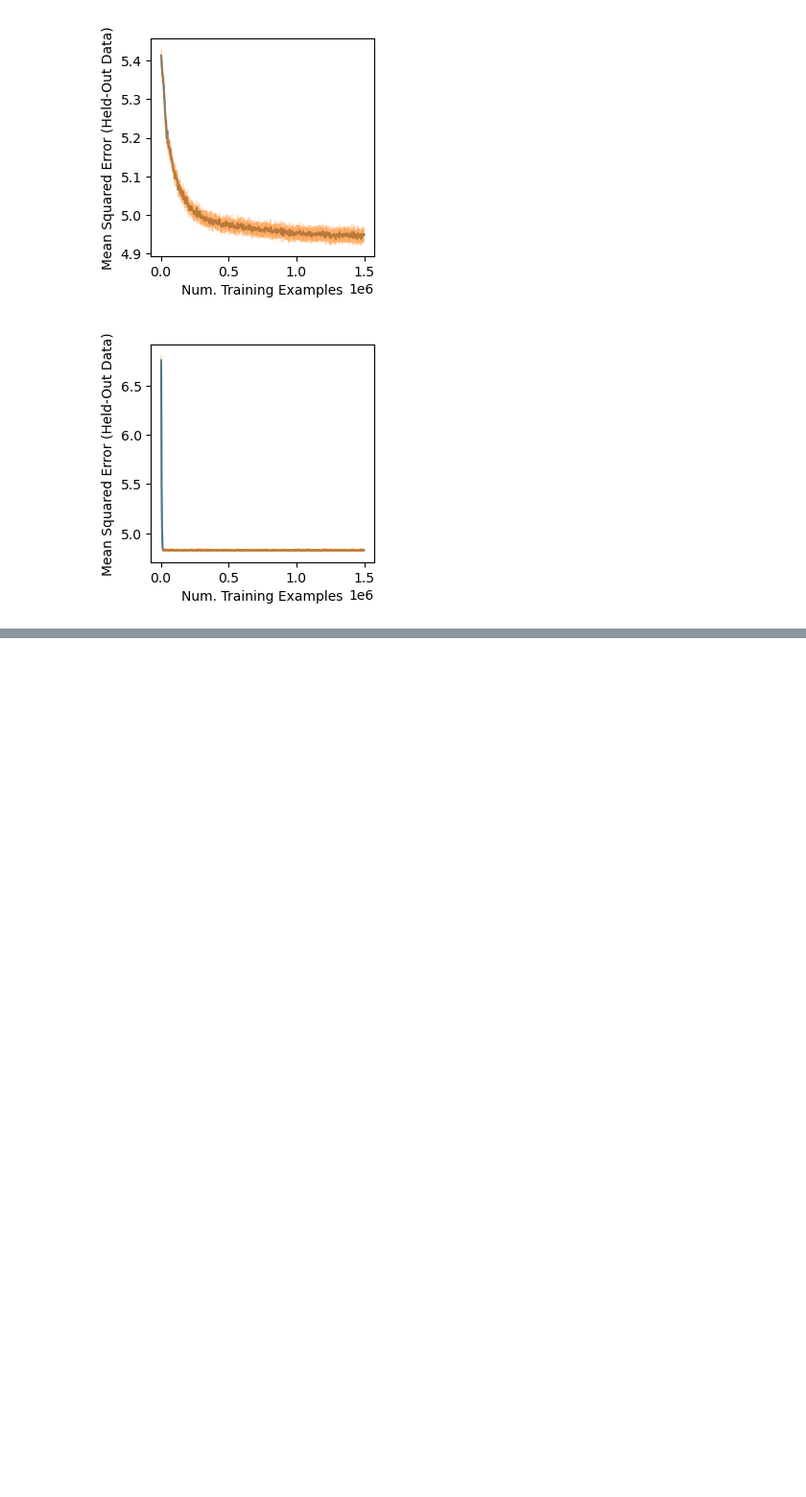
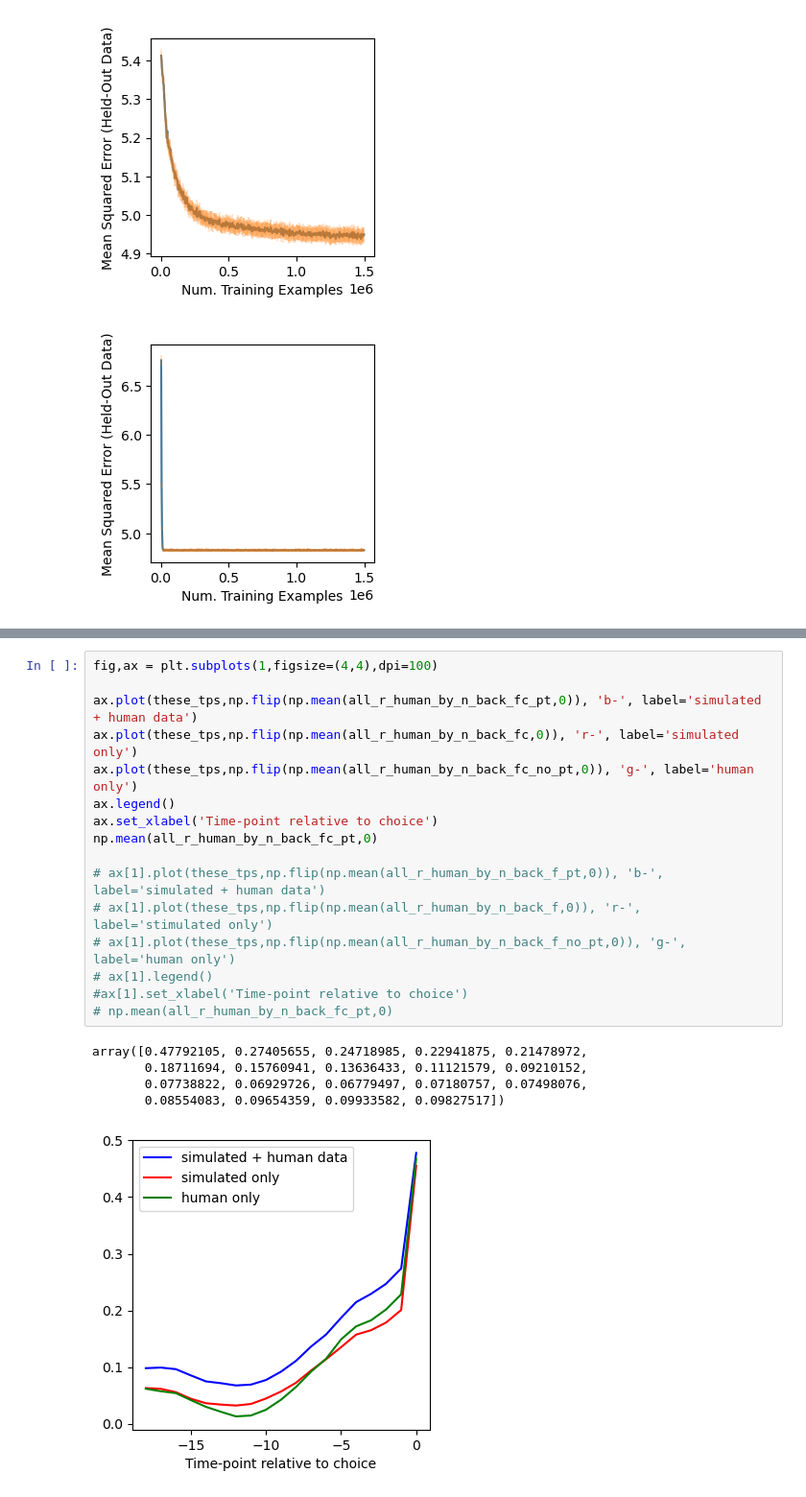
Before and after one commit to evanrussek/RNNs, a Jupyter notebook: analyze_train_sim_test_sim_hum_res.ipynb, the cells around one changed output, grey strips where cells are left out. Shown at 96% size. Saved outputs shown, nothing was run; the diff lists cells and outputs as text; blank space fills up the shorter version.

```diff
--- a/analyze_train_sim_test_sim_hum_res.ipynb
+++ b/analyze_train_sim_test_sim_hum_res.ipynb
@@ -146,0 +392,22 @@ ax.set_ylim(0,.75)
+# %%
+fig,ax = plt.subplots(1,figsize=(4,4),dpi=100)
+
+ax.plot(these_tps,np.flip(np.mean(all_r_human_by_n_back_fc_pt,0)), 'b-', label='simulated + human data')
+ax.plot(these_tps,np.flip(np.mean(all_r_human_by_n_back_fc,0)), 'r-', label='simulated only')
+ax.plot(these_tps,np.flip(np.mean(all_r_human_by_n_back_fc_no_pt,0)), 'g-', label='human only')
+ax.legend()
+ax.set_xlabel('Time-point relative to choice')
+np.mean(all_r_human_by_n_back_fc_pt,0)
+
+# ax[1].plot(these_tps,np.flip(np.mean(all_r_human_by_n_back_f_pt,0)), 'b-', label='simulated + human data')
+# ax[1].plot(these_tps,np.flip(np.mean(all_r_human_by_n_back_f,0)), 'r-', label='stimulated only')
+# ax[1].plot(these_tps,np.flip(np.mean(all_r_human_by_n_back_f_no_pt,0)), 'g-', label='human only')
+# ax[1].legend()
+#ax[1].set_xlabel('Time-point relative to choice')
+# np.mean(all_r_human_by_n_back_fc_pt,0)
+# %% [output]
+array([0.47792105, 0.27405655, 0.24718985, 0.22941875, 0.21478972,
+       0.18711694, 0.15760941, 0.13636433, 0.11121579, 0.09210152,
+       0.07738822, 0.06929726, 0.06779497, 0.07180757, 0.07498076,
+       0.08554083, 0.09654359, 0.09933582, 0.09827517])
+[figure, added]
```
Also changed, not shown: parts of 7 cells of this notebook, 10 other files.
